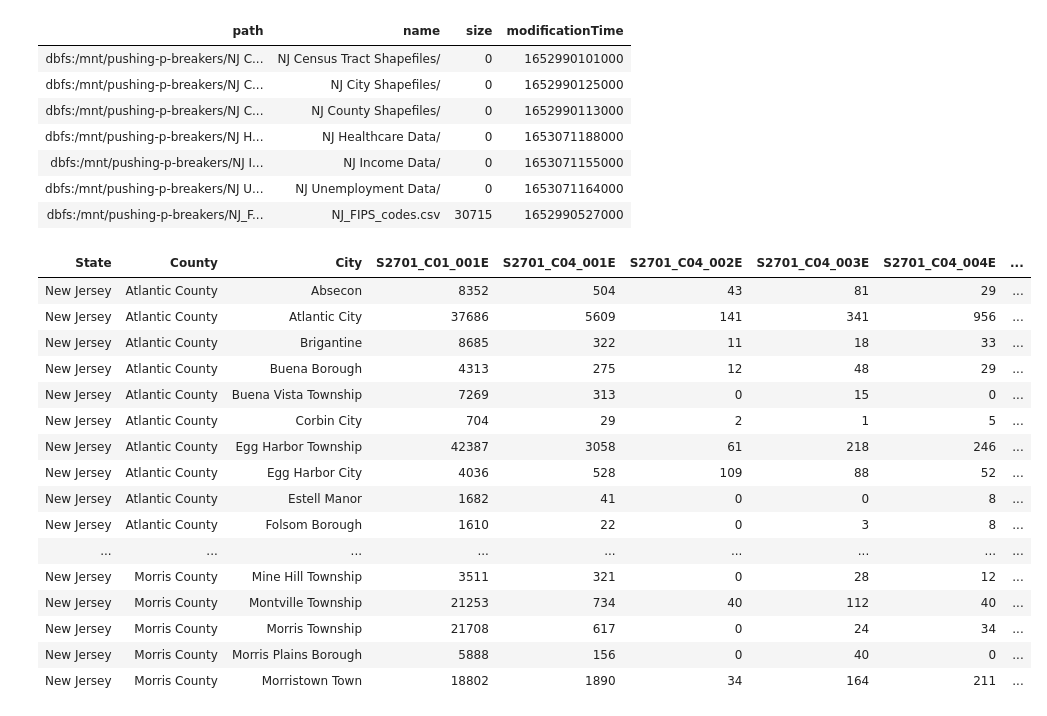
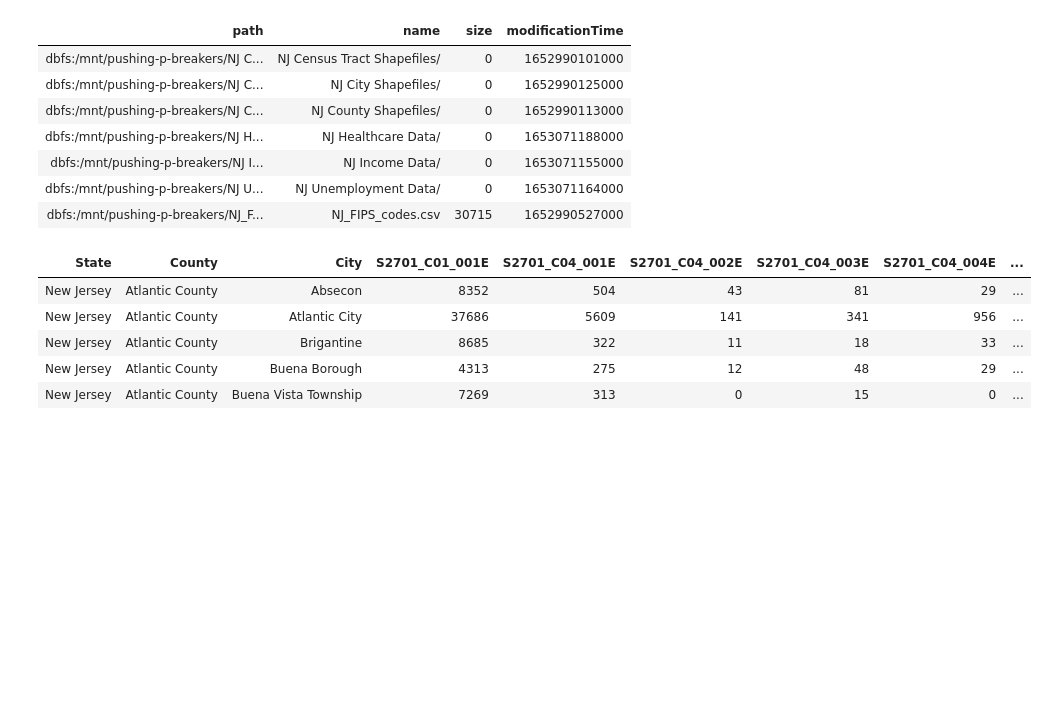
Before and after one commit to Myself1214/Pushing-P-Breakers, a Jupyter notebook: Code/Capstone_Project_ETL.ipynb, the cells around one changed output. Cells and saved outputs as stored; diff of their text form; code cells hidden in the pictures; blank space fills up the shorter version.

Commit message:
Updated ETL to only display first 5 rows and updated Kafka consumer and producers

```diff
--- a/Code/Capstone_Project_ETL.ipynb
+++ b/Code/Capstone_Project_ETL.ipynb
@@ -85,45 +85,34 @@ Uninsured_cities = Uninsured_cities.where(~Uninsured_cities['NAME'].contains('Co
 Uninsured_cities = Uninsured_cities.toPandas()
 
 # Split Name Column into 3 columns at delimiter ', '
 Uninsured_cities[['City', 'County', 'State']] = Uninsured_cities['NAME'].str.split(', ', expand=True)
 
 Uninsured_cities = spark.createDataFrame(Uninsured_cities)
 
 # Remove Repeated Word 'city' from City Column
 Uninsured_cities = Uninsured_cities.withColumn('City', regexp_replace('City', ' city', ''))
 
 
 # Convert City Column to Title format (Creates an additional column so you need to drop the original 'City' column)
 Uninsured_cities = Uninsured_cities.select("*", initcap(Uninsured_cities['City']))
 Uninsured_cities = Uninsured_cities.drop('City')
 
 # Rename Columns
 Uninsured_cities = Uninsured_cities.withColumnRenamed('initcap(City)','City')
 
 
 # Rearrange Columns
 Uninsured_cities = Uninsured_cities.select(['State','County','City'] + variables[1:])
 
 
-display(Uninsured_cities)
+display(Uninsured_cities.limit(5))
 # %% [output]
 | State | County | City | S2701_C01_001E | S2701_C04_001E | S2701_C04_002E | S2701_C04_003E | S2701_C04_004E | ... |
 | New Jersey | Atlantic County | Absecon | 8352 | 504 | 43 | 81 | 29 | ... |
 | New Jersey | Atlantic County | Atlantic City | 37686 | 5609 | 141 | 341 | 956 | ... |
 | New Jersey | Atlantic County | Brigantine | 8685 | 322 | 11 | 18 | 33 | ... |
 | New Jersey | Atlantic County | Buena Borough | 4313 | 275 | 12 | 48 | 29 | ... |
 | New Jersey | Atlantic County | Buena Vista Township | 7269 | 313 | 0 | 15 | 0 | ... |
-| New Jersey | Atlantic County | Corbin City | 704 | 29 | 2 | 1 | 5 | ... |
-| New Jersey | Atlantic County | Egg Harbor Township | 42387 | 3058 | 61 | 218 | 246 | ... |
-| New Jersey | Atlantic County | Egg Harbor City | 4036 | 528 | 109 | 88 | 52 | ... |
-| New Jersey | Atlantic County | Estell Manor | 1682 | 41 | 0 | 0 | 8 | ... |
-| New Jersey | Atlantic County | Folsom Borough | 1610 | 22 | 0 | 3 | 8 | ... |
-| ... | ... | ... | ... | ... | ... | ... | ... | ... |
-| New Jersey | Morris County | Mine Hill Township | 3511 | 321 | 0 | 28 | 12 | ... |
-| New Jersey | Morris County | Montville Township | 21253 | 734 | 40 | 112 | 40 | ... |
-| New Jersey | Morris County | Morris Township | 21708 | 617 | 0 | 24 | 34 | ... |
-| New Jersey | Morris County | Morris Plains Borough | 5888 | 156 | 0 | 40 | 0 | ... |
-| New Jersey | Morris County | Morristown Town | 18802 | 1890 | 34 | 164 | 211 | ... |
 # %%
 # Create Final Uninsured DataFrame for cities
 from pyspark.sql.types import IntegerType, StringType
```
Also changed, not shown: parts of 7 cells of this notebook, 2 other files.
